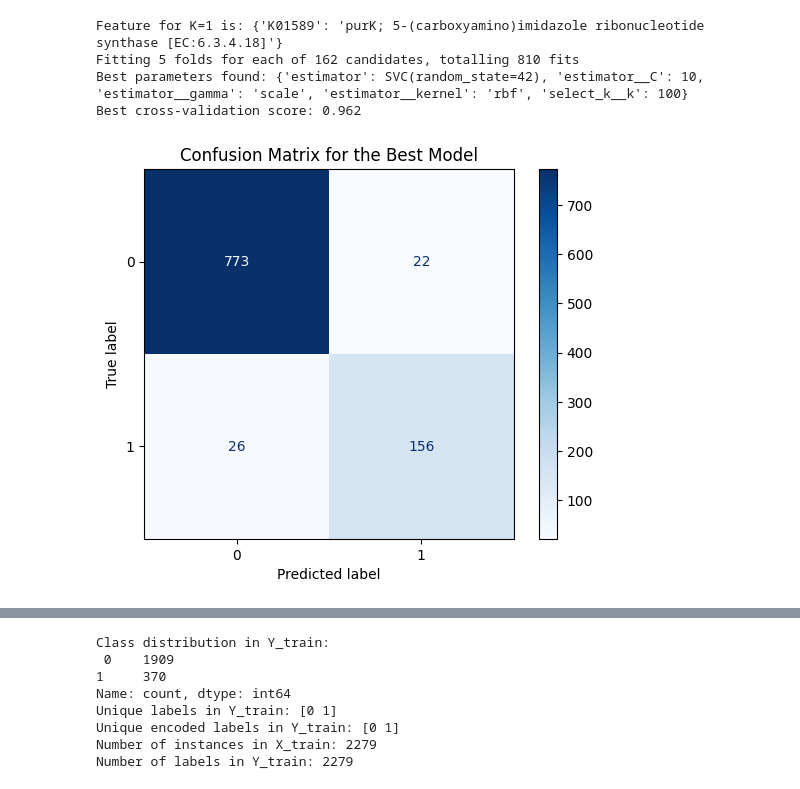
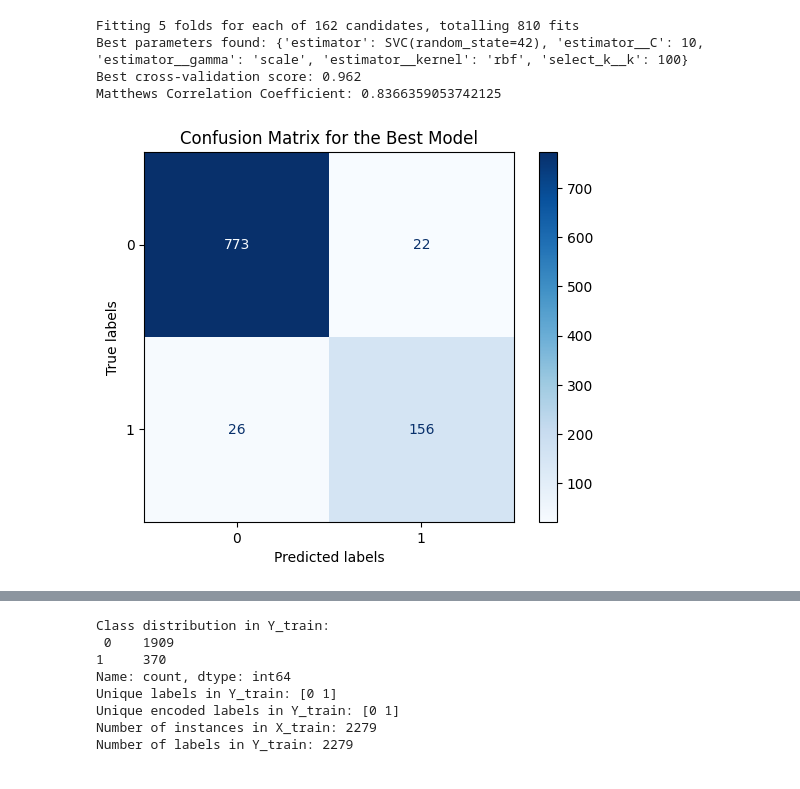
Before and after one commit to Ellaermeg/Eliah-Masters, a Jupyter notebook: KOs/Best_K_KO.ipynb, the cells around one changed output, grey strips where cells are left out. Drawn from its saved outputs; the diff is of its cells as text; code cells hidden in the pictures.

```diff
--- a/KOs/Best_K_KO.ipynb
+++ b/KOs/Best_K_KO.ipynb
@@ -143,48 +187,41 @@ param_grid = [
     }
 ]
 
 # Split the data into training and testing sets
 X_train, X_test, Y_train, Y_test = train_test_split(X_aligned, Y_aligned, test_size=0.3, random_state=42)
 
-# Initialize and fit SelectKBest with k=1
-selector = SelectKBest(score_func=f_classif, k=1)
-selector.fit(X_train, Y_train)
 
-# Get the boolean mask of the selected feature
-selected_mask = selector.get_support()
-
-# Apply the mask to the list of feature names to get the selected feature's name
-selected_feature = [column for (column, is_selected) in zip(X_train.columns, selected_mask) if is_selected]
-
-print(f"Feature for K=1 is:", translate_ko_terms({selected_feature[0]}))
-
+''' Grid search '''
 
 # Set up GridSearchCV to find the best parameters
 grid_search = GridSearchCV(pipeline, param_grid, cv=5, n_jobs=-1, verbose=1)
 grid_search.fit(X_train, Y_train)
 
 print("Best parameters found:", grid_search.best_params_)
 print("Best cross-validation score: {:.3f}".format(grid_search.best_score_))
 
 # Evaluate the best model on the test set
 best_model = grid_search.best_estimator_
 Y_pred = best_model.predict(X_test)
 
-# Calculate accuracy and other metrics as needed
-#print("Accuracy on test set:", accuracy_score(Y_test, Y_pred))
-#print("F1 Score on test set:", f1_score(Y_test, Y_pred, average='macro'))
-#print("Classification Report:\n", classification_report(Y_test, Y_pred))
+
+'''MCC shenanigans'''
+
+mcc = matthews_corrcoef(Y_test, Y_pred)
+print(f"Matthews Correlation Coefficient: {mcc}")
+
 
 # Display confusion matrix for the best model
 cm = confusion_matrix(Y_test, Y_pred)
 disp = ConfusionMatrixDisplay(confusion_matrix=cm)
-
 disp.plot(cmap=plt.cm.Blues)
+plt.xlabel('Predicted labels')
+plt.ylabel('True labels')
 plt.title(f'Confusion Matrix for the Best Model')
 plt.show()
 # %% [output]
-Feature for K=1 is: {'K01589': 'purK; 5-(carboxyamino)imidazole ribonucleotide synthase [EC:6.3.4.18]'}
 Fitting 5 folds for each of 162 candidates, totalling 810 fits
 Best parameters found: {'estimator': SVC(random_state=42), 'estimator__C': 10, 'estimator__gamma': 'scale', 'estimator__kernel': 'rbf', 'select_k__k': 100}
 Best cross-validation score: 0.962
+Matthews Correlation Coefficient: 0.8366359053742125
-[figure, old version]
+[figure, new version]
```
Also changed, not shown: parts of 5 cells of this notebook, 2 other files.
